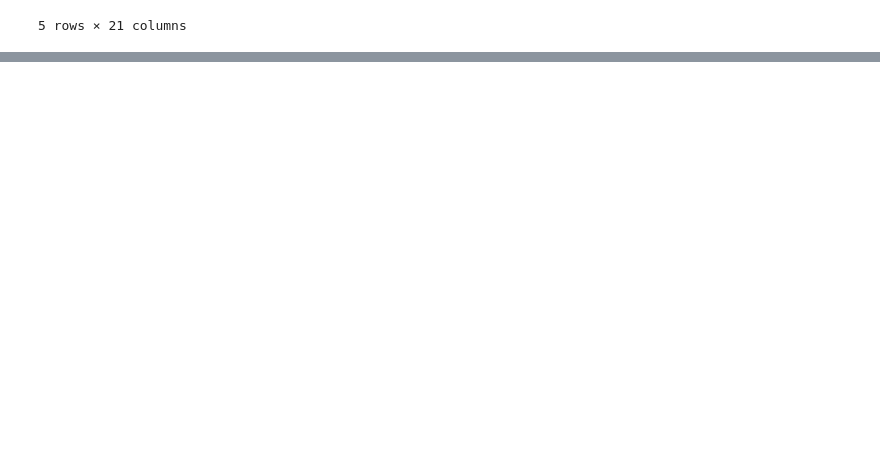
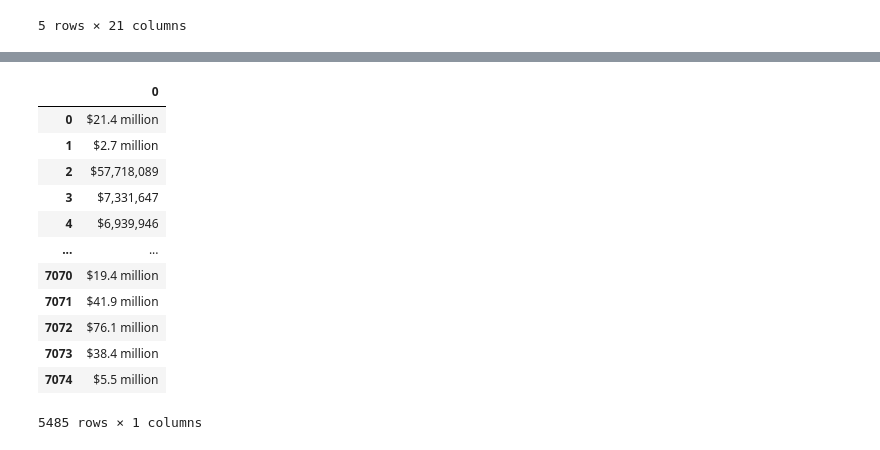
Before and after one commit to tfish110/Movies-ETL, a Jupyter notebook: Extract_Transform_Load.ipynb, the cells around one changed output, grey strips where cells are left out. Cells and saved outputs as stored; diff of their text form; code cells hidden in the pictures; blank space fills up the shorter version.

Commit message:
cleaned data through 8.3.11

```diff
--- a/Extract_Transform_Load.ipynb
+++ b/Extract_Transform_Load.ipynb
@@ -387,3 +388,6 @@ wiki_movies_df.head()
 | 3 | https://en.wikipedia.org/wiki/Ali... | 1990 | https://www.imdb.com/title/tt0099... | Alice | NaN | [Alec Baldwin, Blythe Danner, Jud... | Carlo Di Palma | [December 25, 1990, (, 1990-12-25... | 106 minutes | ... |
 | 4 | https://en.wikipedia.org/wiki/Alm... | 1990 | https://www.imdb.com/title/tt0099... | Almost an Angel | NaN | [Paul Hogan, Elias Koteas, Linda ... | Russell Boyd | December 19, 1990 | 95 minutes | ... |
 5 rows × 21 columns
+# %%
+# From here, we need to make sure data types are correct. Starting with box office earnings, drop rows that have none reported.
+box_office = wiki_movies_df['Box office'].dropna()
@@ -389,0 +414,5 @@ wiki_movies_df.head()
+# %%
+# Using the join() function, we can change the commas that separate the list items to spaces.
+# This will change these lists into strings, so regex will work on them.
+
+box_office = box_office.apply(lambda x: ' '.join(x) if type(x) == list else x)
@@ -389,0 +468,3 @@ wiki_movies_df.head()
+# %%
+# Modify forms to capture some more of these specific cases: values given as a range instead of one number
+box_office = box_office.str.replace(r'\$.*[-—–](?![a-z])', '$', regex=True)
@@ -389,0 +474,17 @@ wiki_movies_df.head()
+# %%
+# Use str.extract() method to get the parts of strings that match our forms
+box_office.str.extract(f'({form_one}|{form_two})')
+# %% [output]
+|  | 0 |
+| 0 | $21.4 million |
+| 1 | $2.7 million |
+| 2 | $57,718,089 |
+| 3 | $7,331,647 |
+| 4 | $6,939,946 |
+| ... | ... |
+| 7070 | $19.4 million |
+| 7071 | $41.9 million |
+| 7072 | $76.1 million |
+| 7073 | $38.4 million |
+| 7074 | $5.5 million |
+5485 rows × 1 columns
```
Also changed, not shown: parts of 37 cells of this notebook.
